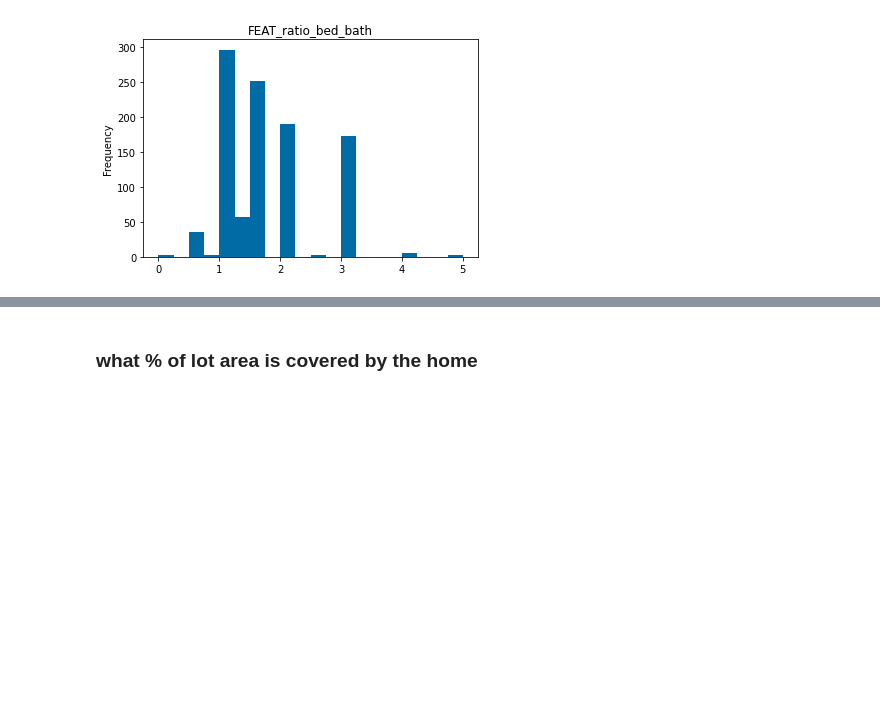
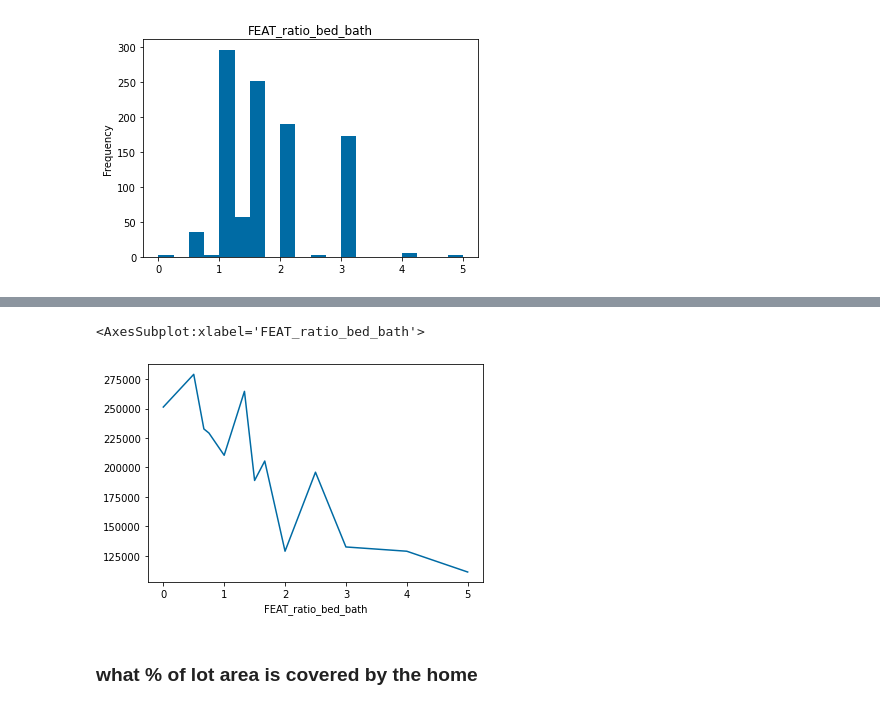
Before and after one commit to jackg1787/house_prices, a Jupyter notebook: notebooks/2_feature_engineering.ipynb, the cells around one changed output, grey strips where cells are left out. Saved outputs shown, nothing was run; the diff lists cells and outputs as text; code cells hidden in the pictures; blank space fills up the shorter version.

```diff
--- a/notebooks/2_feature_engineering.ipynb
+++ b/notebooks/2_feature_engineering.ipynb
@@ -81,3 +89,8 @@ plt.scatter(train_train['FEAT_ratio_bed_bath'], train_train['SalePrice']);
+# %%
+train_train.groupby('FEAT_ratio_bed_bath')['SalePrice'].agg(['mean','count']).sort_index()['mean'].plot();
+# %% [output]
+<AxesSubplot:xlabel='FEAT_ratio_bed_bath'>
+[figure, added]
 # %% [markdown]
 ### what % of lot area is covered by the home
 # %%
```
Also changed, not shown: parts of 13 cells of this notebook, 1 other file.
